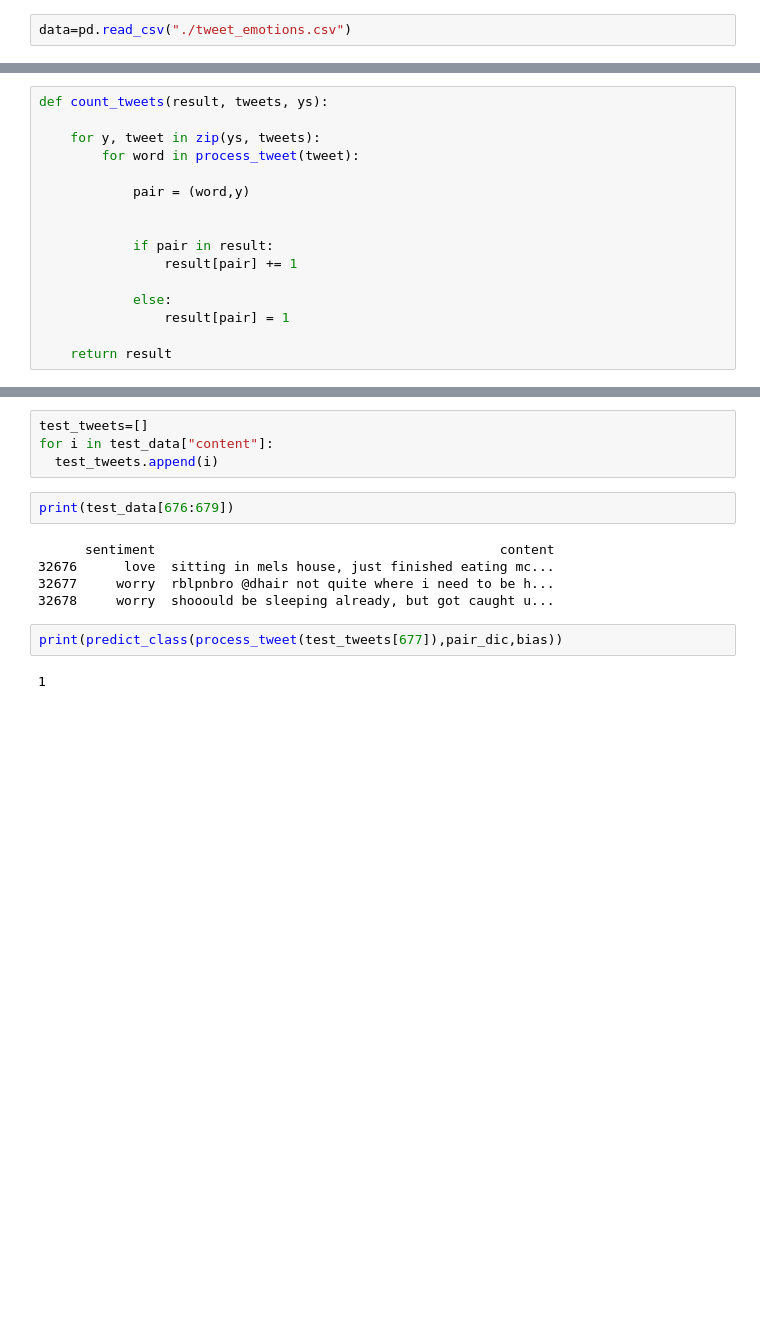
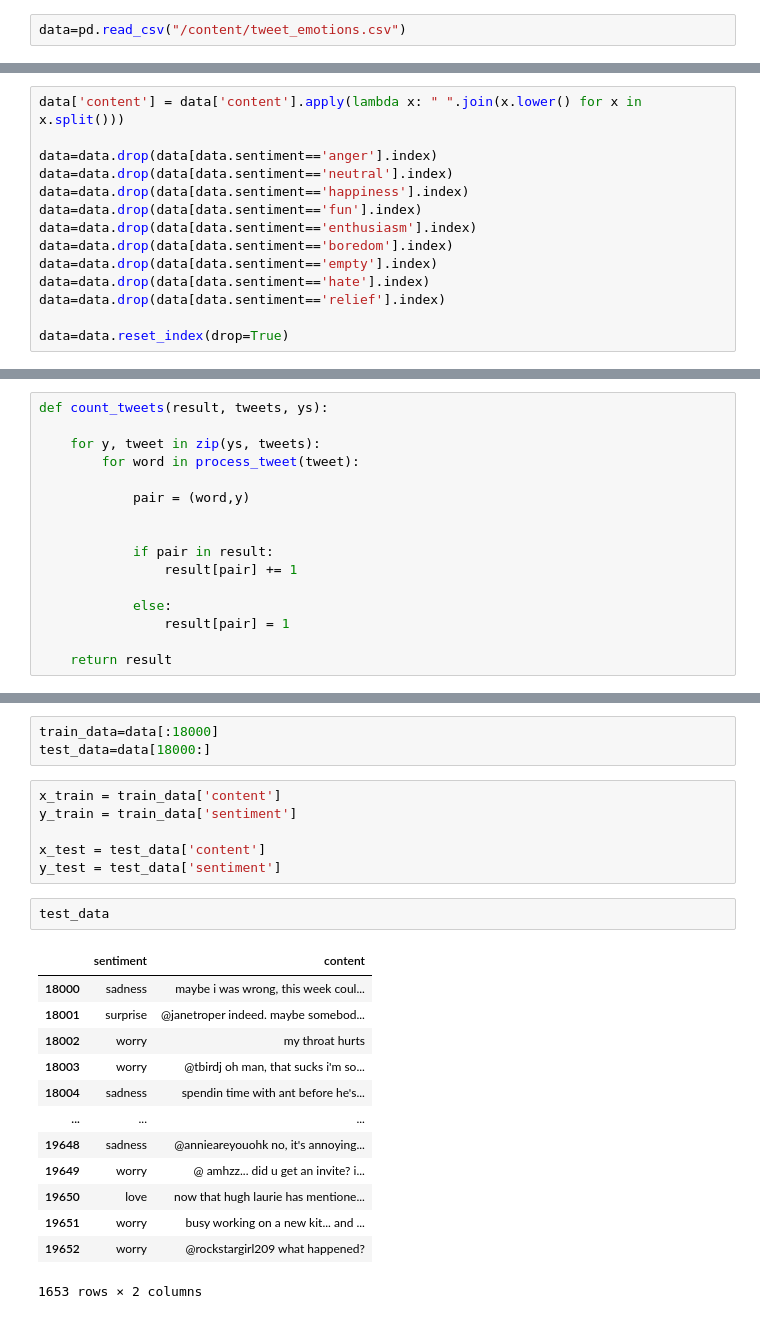
Before and after one commit to lokesh-kalamalla/NLP_Sentiment_Analysis, a Jupyter notebook: sentiment_analysis.ipynb, the cells around one changed output, grey strips where cells are left out. Cells and saved outputs as stored; diff of their text form; blank space fills up the shorter version.

```diff
--- a/sentiment_analysis.ipynb
+++ b/sentiment_analysis.ipynb
@@ -2,4 +2,4 @@
 import nltk
 import pandas as pd
 # %%
-data=pd.read_csv("./tweet_emotions.csv")
+data=pd.read_csv("/content/tweet_emotions.csv")
@@ -23,0 +50,14 @@ Name: tweet_id, Length: 40000, dtype: int64
+# %%
+data['content'] = data['content'].apply(lambda x: " ".join(x.lower() for x in x.split()))
+
+data=data.drop(data[data.sentiment=='anger'].index)
+data=data.drop(data[data.sentiment=='neutral'].index)
+data=data.drop(data[data.sentiment=='happiness'].index)
+data=data.drop(data[data.sentiment=='fun'].index)
+data=data.drop(data[data.sentiment=='enthusiasm'].index)
+data=data.drop(data[data.sentiment=='boredom'].index)
+data=data.drop(data[data.sentiment=='empty'].index)
+data=data.drop(data[data.sentiment=='hate'].index)
+data=data.drop(data[data.sentiment=='relief'].index)
+
+data=data.reset_index(drop=True)
@@ -334,15 +254,25 @@ def predict_class(test_tweet,pair_dic,bias):
-# %%
-test_tweets=[]
-for i in test_data["content"]:
-  test_tweets.append(i)
-# %%
-print(test_data[676:679])
-# %% [output]
-      sentiment                                            content
-32676      love  sitting in mels house, just finished eating mc...
-32677     worry  rblpnbro @dhair not quite where i need to be h...
-32678     worry  shooould be sleeping already, but got caught u...
-# %%
-print(predict_class(process_tweet(test_tweets[677]),pair_dic,bias))
-# %% [output]
-1
+# %%
+train_data=data[:18000]
+test_data=data[18000:]
+# %%
+x_train = train_data['content']
+y_train = train_data['sentiment']
+
+x_test = test_data['content']
+y_test = test_data['sentiment']
+# %%
+test_data
+# %% [output]
+|  | sentiment | content |
+| 18000 | sadness | maybe i was wrong, this week coul... |
+| 18001 | surprise | @janetroper indeed. maybe somebod... |
+| 18002 | worry | my throat hurts |
+| 18003 | worry | @tbirdj oh man, that sucks i'm so... |
+| 18004 | sadness | spendin time with ant before he's... |
+| ... | ... | ... |
+| 19648 | sadness | @annieareyouohk no, it's annoying... |
+| 19649 | worry | @ amhzz... did u get an invite? i... |
+| 19650 | love | now that hugh laurie has mentione... |
+| 19651 | worry | busy working on a new kit... and ... |
+| 19652 | worry | @rockstargirl209 what happened? |
+1653 rows × 2 columns
```
Also changed, not shown: parts of 71 cells of this notebook.
